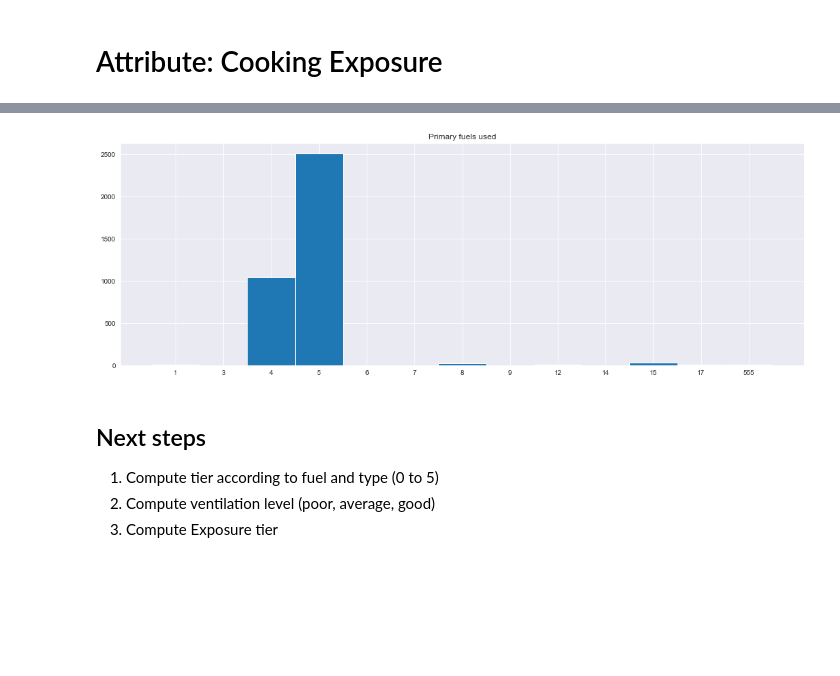
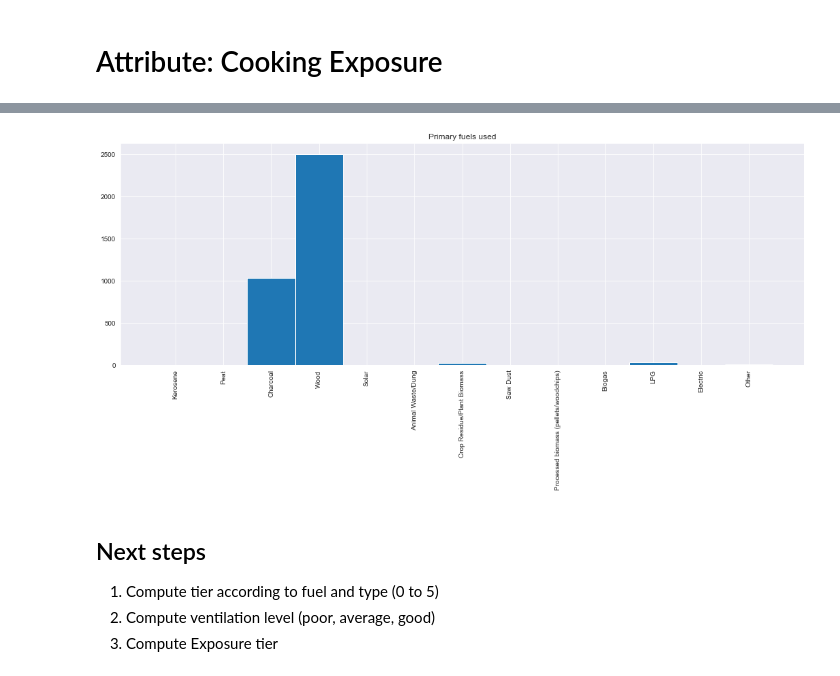
Before and after one commit to HEDERA-PLATFORM/mtf-rwanda-analysis, a Jupyter notebook: Rwanda/Rwanda_MTF_cooking_alfonso.ipynb, the cells around one changed output, grey strips where cells are left out. Drawn from its saved outputs; the diff is of its cells as text; code cells hidden in the pictures; blank space fills up the shorter version.

```diff
--- a/Rwanda/Rwanda_MTF_cooking_alfonso.ipynb
+++ b/Rwanda/Rwanda_MTF_cooking_alfonso.ipynb
@@ -116,6 +116,28 @@ emissions remain in Tier 5 regardless of ventilation.
 # %%
 # primary stove
 primary_stoves = section_I.loc[section_I['I3']==1]
+
+fuels_dict = {
+    "1": "Kerosene",
+    "2": "Coal/lignite",
+    "3": "Peat",
+    "4": "Charcoal",
+    "5": "Wood",
+    "6": "Solar",
+    "7": "Animal Waste/Dung",
+    "8": "Crop Residue/Plant Biomass",
+    "9": "Saw Dust",
+    "10": "Coal Briquette",
+    "11": "Biomass Briquette",
+    "12": "Processed biomass (pellets/woodchips)",
+    "13": "Ethanol",
+    "14": "Biogas",
+    "15": "LPG",
+    "16": "Piped Natural Gas",
+    "17": "Electric",
+    "18": "Garbage/plastic",
+    "555": "Other"
+}
 
 
 # type of stove and fuels
@@ -127,6 +149,7 @@ for i in range(0,len(df)):
     filtered = primary_stoves.loc[section_I["HHID"]==df["Household Identification"][i]]
     hh_stoves = []
     hh_fuels = []
+    hh_fuel_tier = []
     for s in filtered["I2"]:
         hh_stoves.append(s)
     for s in filtered["I18A"]:
@@ -137,15 +160,22 @@ for i in range(0,len(df)):
 
     fuels.append(hh_fuels)
     stoves.append(hh_stoves)
+
+
+
+
+fuel_labels = []
+for u in used_fuels:
+    fuel_labels.append(fuels_dict[str(u)])
 # %%
 f,ax=plt.subplots(1,1, figsize=(18,6))
 ind = np.arange(len(used_fuels))
 plt.bar(ind,count_fuels,width=1)
-plt.xticks(ind,labels=used_fuels)
+plt.xticks(ind,labels=fuel_labels,rotation=90)
 plt.title("Primary fuels used")
 plt.show()
 # %% [output]
-[figure, old version]
+[figure, new version]
 # %% [markdown]
 ## Next steps
 
```
Also changed, not shown: 2 other files.
